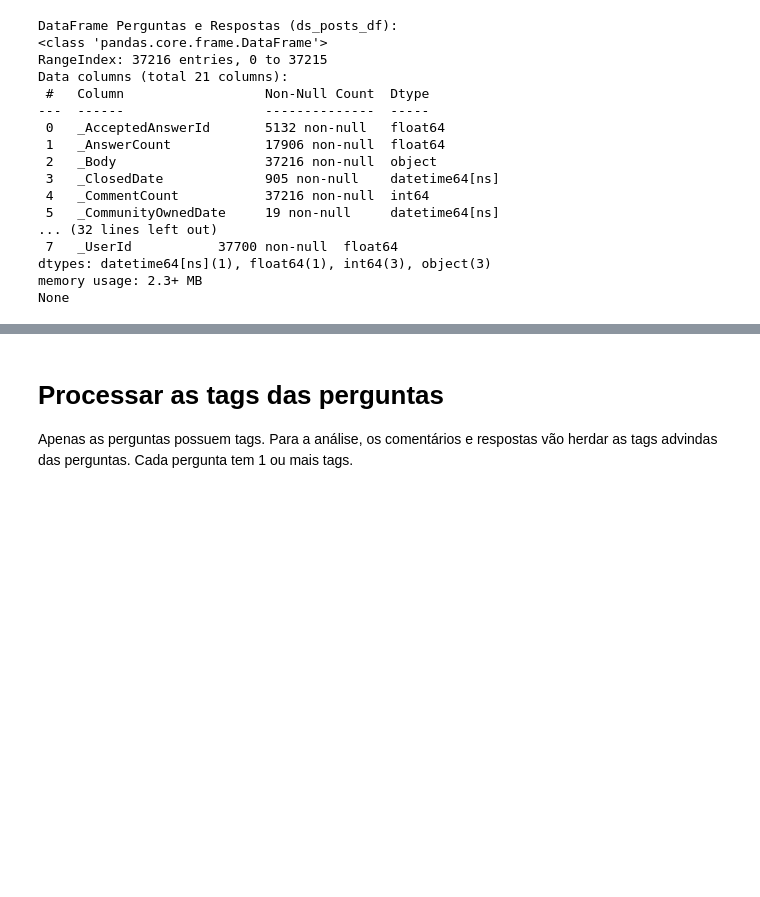
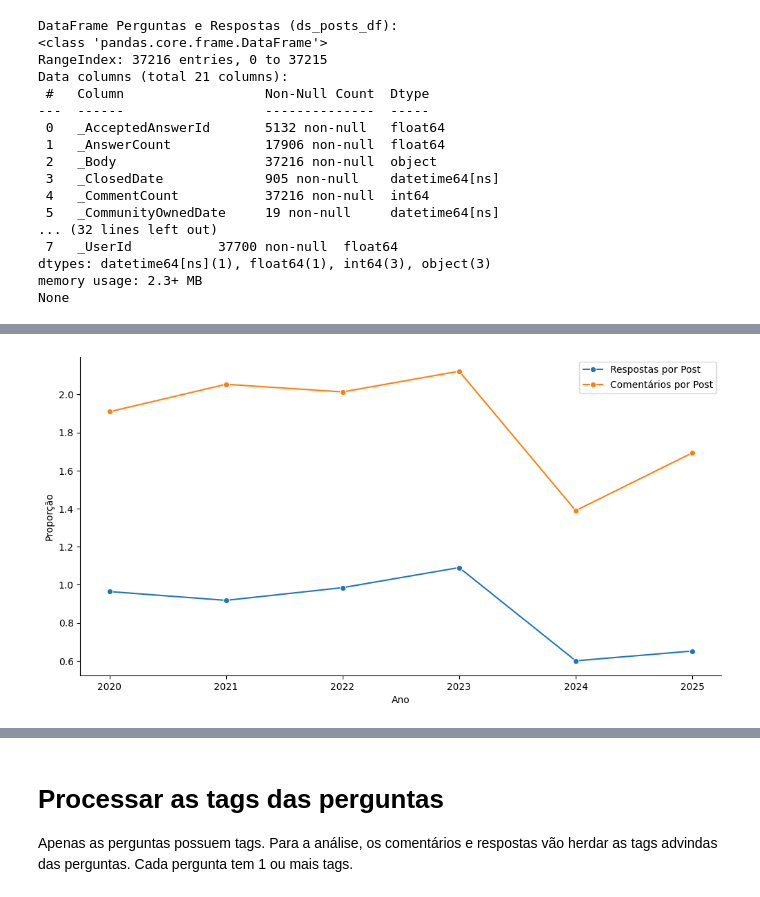
Before and after one commit to hoomanish/TCC_MBA_DS_2025, a Jupyter notebook: ds_posts_analysis.ipynb, the cells around one changed output, grey strips where cells are left out. Drawn from its saved outputs; the diff is of its cells as text; code cells hidden in the pictures; blank space fills up the shorter version.

```diff
--- a/ds_posts_analysis.ipynb
+++ b/ds_posts_analysis.ipynb
@@ -290,0 +402,21 @@ df_todos = pd.concat([df_todos, ds_comments_df], ignore_index=True)
+# %%
+# Qual a proporção de perguntas, respostas e comentários por ano?
+proporcao_por_ano = grouped.pivot(index='year', columns='_PostTypeId', values='count').fillna(0)
+
+proporcao_por_ano['total'] = proporcao_por_ano.sum(axis=1)
+proporcao_por_ano['resp_perg'] = proporcao_por_ano[2] / proporcao_por_ano[1]
+proporcao_por_ano['coment_perg'] = proporcao_por_ano[3] / proporcao_por_ano[1]
+
+# Plotar a proporção de respostas e comentários por pergunta ao longo dos anos usando seaborn
+plt.figure(figsize=(12, 6))
+sns.lineplot(data=proporcao_por_ano, x=proporcao_por_ano.index, y='resp_perg', label='Respostas por Post', marker='o')
+sns.lineplot(data=proporcao_por_ano, x=proporcao_por_ano.index, y='coment_perg', label='Comentários por Post', marker='o')
+plt.xlabel('Ano')
+plt.ylabel('Proporção')
+plt.legend()
+sns.despine(left=False, bottom=False)
+
+# Exibir o gráfico
+plt.show()
+# %% [output]
+[figure, added]
```
Also changed, not shown: parts of 36 cells of this notebook, 5 other files.
